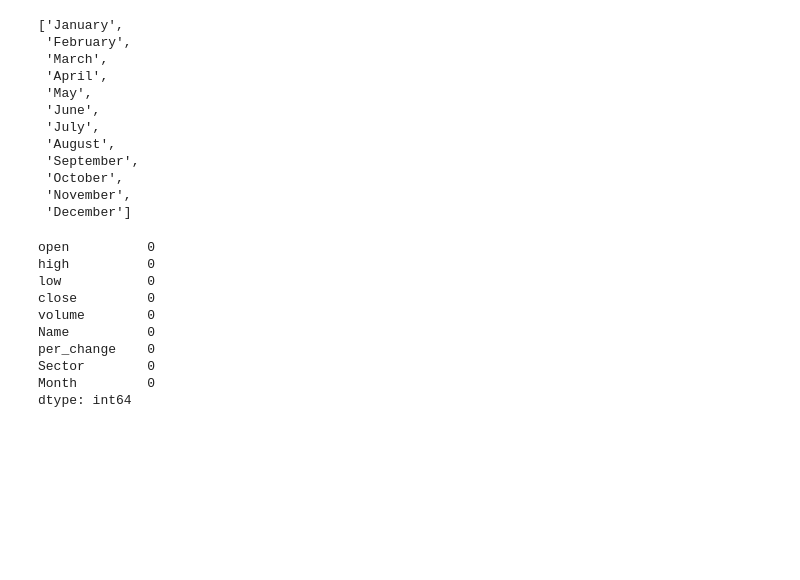
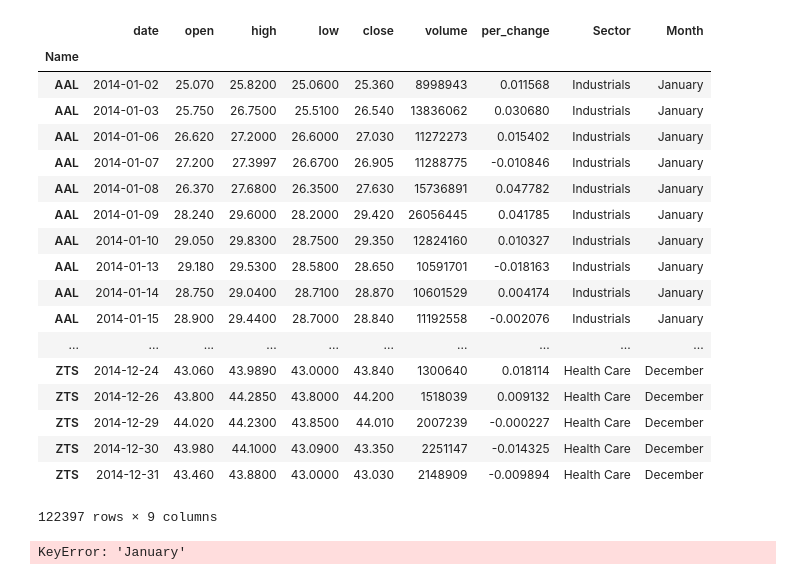
Before and after one commit to Aaivazi000/fintech-master, a Jupyter notebook: Marin Workspace/marin_5.2.ipynb, the cells around one changed output. Saved outputs shown, nothing was run; the diff lists cells and outputs as text; code cells hidden in the pictures; blank space fills up the shorter version.

```diff
--- a/Marin Workspace/marin_5.2.ipynb
+++ b/Marin Workspace/marin_5.2.ipynb
@@ -9,41 +31,46 @@ df2 = pd.read_csv("SP500_sectors_filled.csv", index_col = 'date', parse_dates =
 # %%
-month_dict = {'2013-01': 'January', '2013-02': 'February', '2013-03': 'March', '2013-04': 'April', '2013-05': 'May',
-             '2013-06': 'June', '2013-07': 'July', '2013-08': 'August', '2013-09': 'September', '2013-10': 'October',
-             '2013-11': 'November', '2013-12': 'December'}
+month_dict = {'2014-01': 'January', '2014-02': 'February', '2014-03': 'March', '2014-04': 'April', '2014-05': 'May',
+             '2014-06': 'June', '2014-07': 'July', '2014-08': 'August', '2014-09': 'September', '2014-10': 'October',
+             '2014-11': 'November', '2014-12': 'December'}
 dates = list(month_dict.keys())
-
 months = list(month_dict.values())
-months
-# %% [output]
-['January',
- 'February',
- 'March',
- 'April',
- 'May',
- 'June',
- 'July',
- 'August',
- 'September',
- 'October',
- 'November',
- 'December']
 # %%
 for i in range(len(months)):
     df2.loc[dates[i],'Month'] = months[i]
+# %%
+df2.reset_index(inplace=True)
+# %%
+df2.set_index('Name', inplace=True)
+# %%
+df2
+# %% [output]
+|  | date | open | high | low | close | volume | per_change | Sector | Month |
+| Name |  |  |  |  |  |  |  |  |  |
+| AAL | 2014-01-02 | 25.070 | 25.8200 | 25.0600 | 25.360 | 8998943 | 0.011568 | Industrials | January |
+| AAL | 2014-01-03 | 25.750 | 26.7500 | 25.5100 | 26.540 | 13836062 | 0.030680 | Industrials | January |
+| AAL | 2014-01-06 | 26.620 | 27.2000 | 26.6000 | 27.030 | 11272273 | 0.015402 | Industrials | January |
+| AAL | 2014-01-07 | 27.200 | 27.3997 | 26.6700 | 26.905 | 11288775 | -0.010846 | Industrials | January |
+| AAL | 2014-01-08 | 26.370 | 27.6800 | 26.3500 | 27.630 | 15736891 | 0.047782 | Industrials | January |
+| AAL | 2014-01-09 | 28.240 | 29.6000 | 28.2000 | 29.420 | 26056445 | 0.041785 | Industrials | January |
+| AAL | 2014-01-10 | 29.050 | 29.8300 | 28.7500 | 29.350 | 12824160 | 0.010327 | Industrials | January |
+| AAL | 2014-01-13 | 29.180 | 29.5300 | 28.5800 | 28.650 | 10591701 | -0.018163 | Industrials | January |
+| AAL | 2014-01-14 | 28.750 | 29.0400 | 28.7100 | 28.870 | 10601529 | 0.004174 | Industrials | January |
+| AAL | 2014-01-15 | 28.900 | 29.4400 | 28.7000 | 28.840 | 11192558 | -0.002076 | Industrials | January |
+| ... | ... | ... | ... | ... | ... | ... | ... | ... | ... |
+| ZTS | 2014-12-24 | 43.060 | 43.9890 | 43.0000 | 43.840 | 1300640 | 0.018114 | Health Care | December |
+| ZTS | 2014-12-26 | 43.800 | 44.2850 | 43.8000 | 44.200 | 1518039 | 0.009132 | Health Care | December |
+| ZTS | 2014-12-29 | 44.020 | 44.2300 | 43.8500 | 44.010 | 2007239 | -0.000227 | Health Care | December |
+| ZTS | 2014-12-30 | 43.980 | 44.1000 | 43.0900 | 43.350 | 2251147 | -0.014325 | Health Care | December |
+| ZTS | 2014-12-31 | 43.460 | 43.8800 | 43.0000 | 43.030 | 2148909 | -0.009894 | Health Care | December |
+122397 rows × 9 columns
+# %%
+first_close = df2[df2['January'] == name].close[0]
+last_close = df2[df2['January'] == name].close[-1]
+# %% [output]
+KeyError: 'January'
 # %%
 df2.dropna(inplace=True)
 # %%
 df2.isnull().sum()
-# %% [output]
-open          0
-high          0
-low           0
-close         0
-volume        0
-Name          0
-per_change    0
-Sector        0
-Month         0
-dtype: int64
 # %%
 df2.groupby('Month').plot()
```
Also changed, not shown: parts of 2 cells of this notebook.
